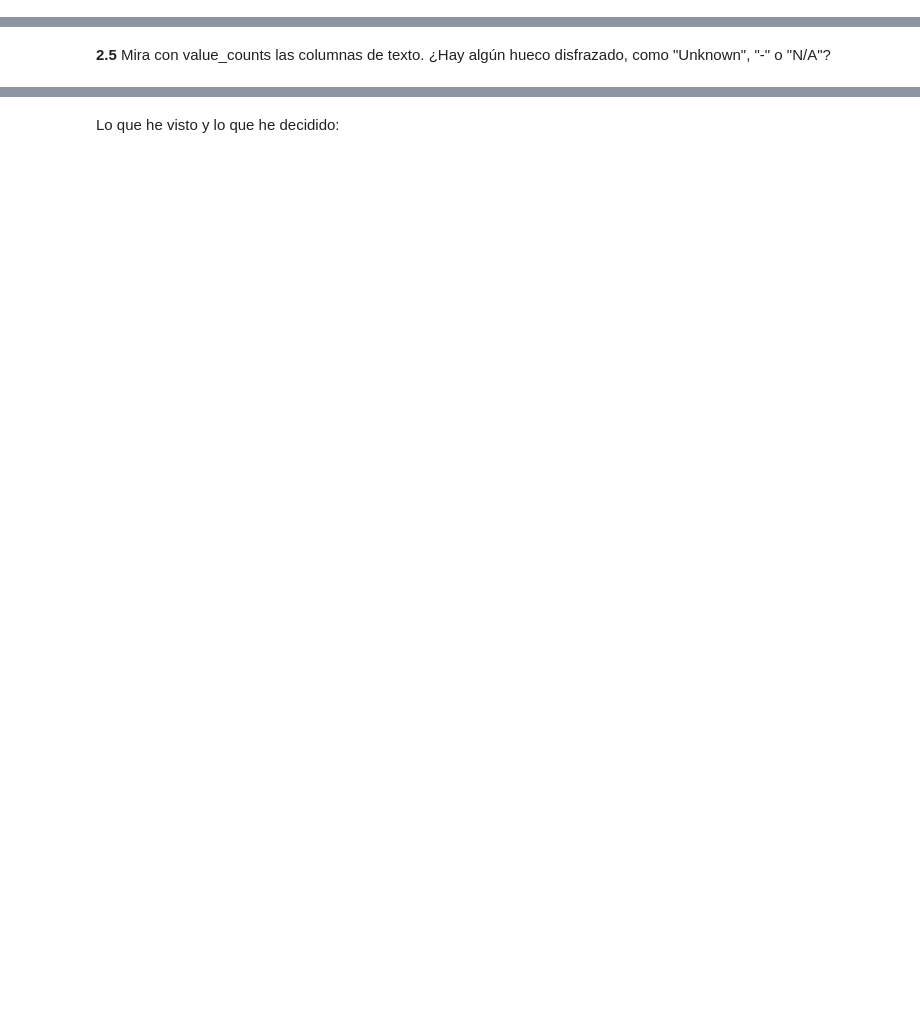
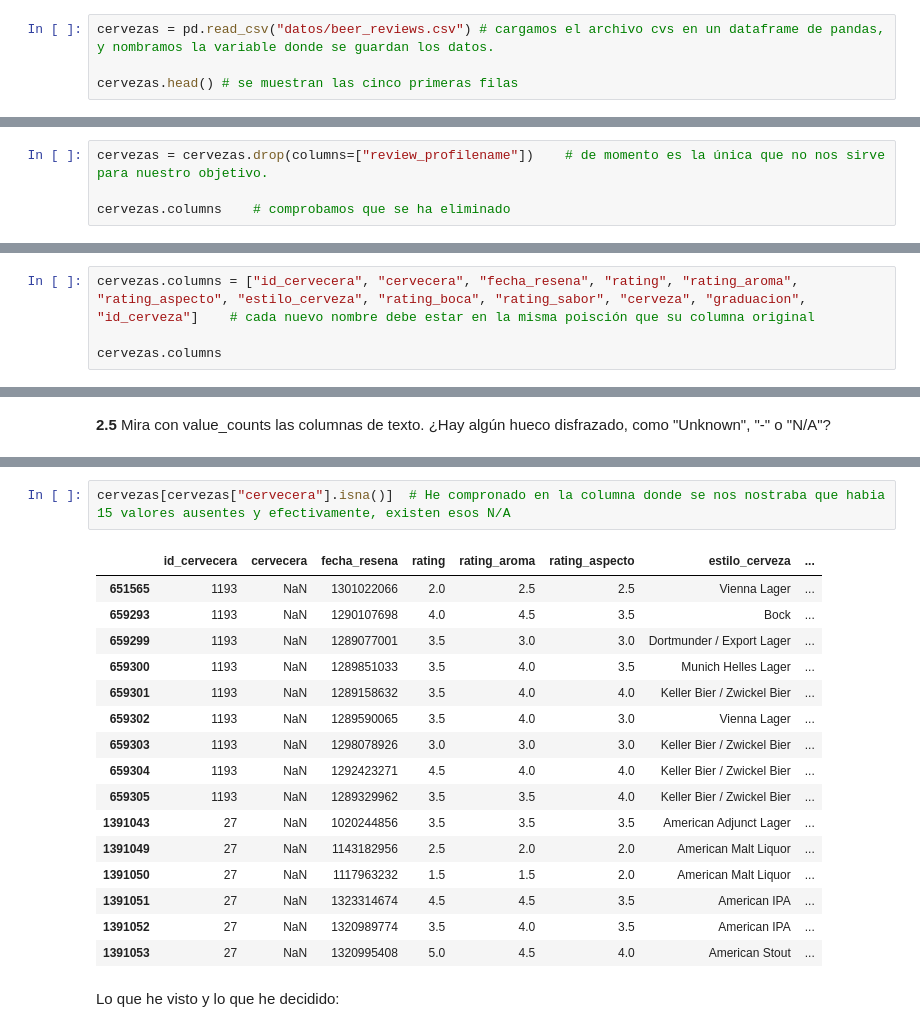
Before and after one commit to eripinor/proyecto_m1, a Jupyter notebook: eda_lup.ipynb, the cells around one changed output, grey strips where cells are left out. Drawn from its saved outputs; the diff is of its cells as text; blank space fills up the shorter version.

```diff
--- a/eda_lup.ipynb
+++ b/eda_lup.ipynb
@@ -21,3 +23,7 @@ print("Todo listo")
 Empieza por ver qué hay en la tabla.
 # %% [markdown]
 **1.1** Carga tu CSV de la carpeta datos en una tabla con un nombre que diga qué es (como pisos o titanic) y enseña las primeras filas.
+# %%
+cervezas = pd.read_csv("datos/beer_reviews.csv") # cargamos el archivo cvs en un dataframe de pandas, y nombramos la variable donde se guardan los datos.
+
+cervezas.head() # se muestran las cinco primeras filas
@@ -28,2 +68,6 @@ Empieza por ver qué hay en la tabla.
 # %% [markdown]
 **1.4** Quédate con las columnas que te sirven para tu pregunta, o quita las que sobran.
+# %%
+cervezas = cervezas.drop(columns=["review_profilename"])    # de momento es la única que no nos sirve para nuestro objetivo.
+
+cervezas.columns    # comprobamos que se ha eliminado
@@ -30,2 +79,6 @@ Empieza por ver qué hay en la tabla.
 # %% [markdown]
 **1.5** Si los nombres de las columnas están en inglés o son raros, ponles nombres en español.
+# %%
+cervezas.columns = ["id_cervecera", "cervecera", "fecha_resena", "rating", "rating_aroma", "rating_aspecto", "estilo_cerveza", "rating_boca", "rating_sabor", "cerveza", "graduacion", "id_cerveza"]    # cada nuevo nombre debe estar en la misma poisción que su columna original
+
+cervezas.columns
@@ -48,2 +193,21 @@ Cuenta lo que falta y decide qué haces con cada columna.
+# %%
+cervezas[cervezas["cervecera"].isna()]  # He compronado en la columna donde se nos nostraba que habia 15 valores ausentes y efectivamente, existen esos N/A
+# %% [output]
+|  | id_cervecera | cervecera | fecha_resena | rating | rating_aroma | rating_aspecto | estilo_cerveza | ... |
+| 651565 | 1193 | NaN | 1301022066 | 2.0 | 2.5 | 2.5 | Vienna Lager | ... |
+| 659293 | 1193 | NaN | 1290107698 | 4.0 | 4.5 | 3.5 | Bock | ... |
+| 659299 | 1193 | NaN | 1289077001 | 3.5 | 3.0 | 3.0 | Dortmunder / Export Lager | ... |
+| 659300 | 1193 | NaN | 1289851033 | 3.5 | 4.0 | 3.5 | Munich Helles Lager | ... |
+| 659301 | 1193 | NaN | 1289158632 | 3.5 | 4.0 | 4.0 | Keller Bier / Zwickel Bier | ... |
+| 659302 | 1193 | NaN | 1289590065 | 3.5 | 4.0 | 3.0 | Vienna Lager | ... |
+| 659303 | 1193 | NaN | 1298078926 | 3.0 | 3.0 | 3.0 | Keller Bier / Zwickel Bier | ... |
+| 659304 | 1193 | NaN | 1292423271 | 4.5 | 4.0 | 4.0 | Keller Bier / Zwickel Bier | ... |
+| 659305 | 1193 | NaN | 1289329962 | 3.5 | 3.5 | 4.0 | Keller Bier / Zwickel Bier | ... |
+| 1391043 | 27 | NaN | 1020244856 | 3.5 | 3.5 | 3.5 | American Adjunct Lager | ... |
+| 1391049 | 27 | NaN | 1143182956 | 2.5 | 2.0 | 2.0 | American Malt Liquor | ... |
+| 1391050 | 27 | NaN | 1117963232 | 1.5 | 1.5 | 2.0 | American Malt Liquor | ... |
+| 1391051 | 27 | NaN | 1323314674 | 4.5 | 4.5 | 3.5 | American IPA | ... |
+| 1391052 | 27 | NaN | 1320989774 | 3.5 | 4.0 | 3.5 | American IPA | ... |
+| 1391053 | 27 | NaN | 1320995408 | 5.0 | 4.5 | 4.0 | American Stout | ... |
 # %% [markdown]
 Lo que he visto y lo que he decidido:
```
Also changed, not shown: parts of 13 cells of this notebook, 1 other file.
